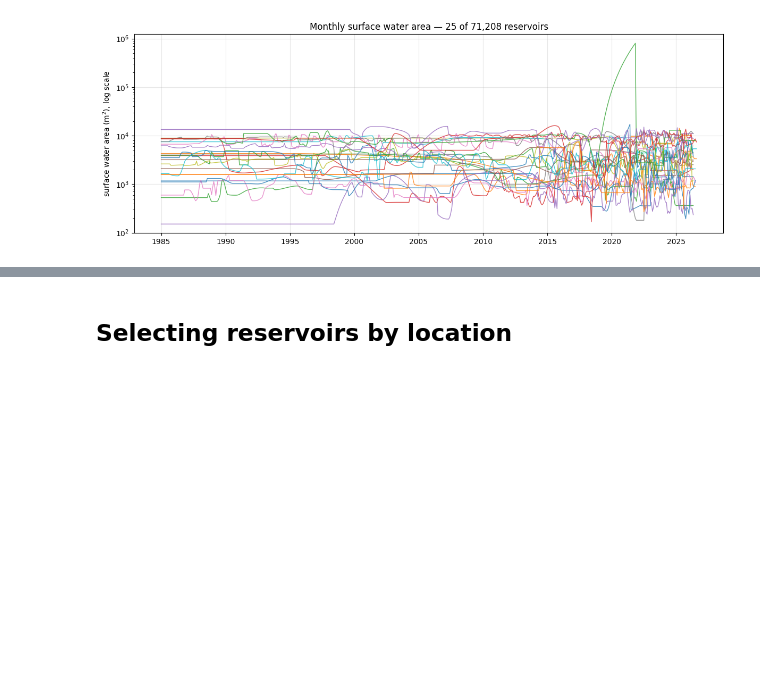
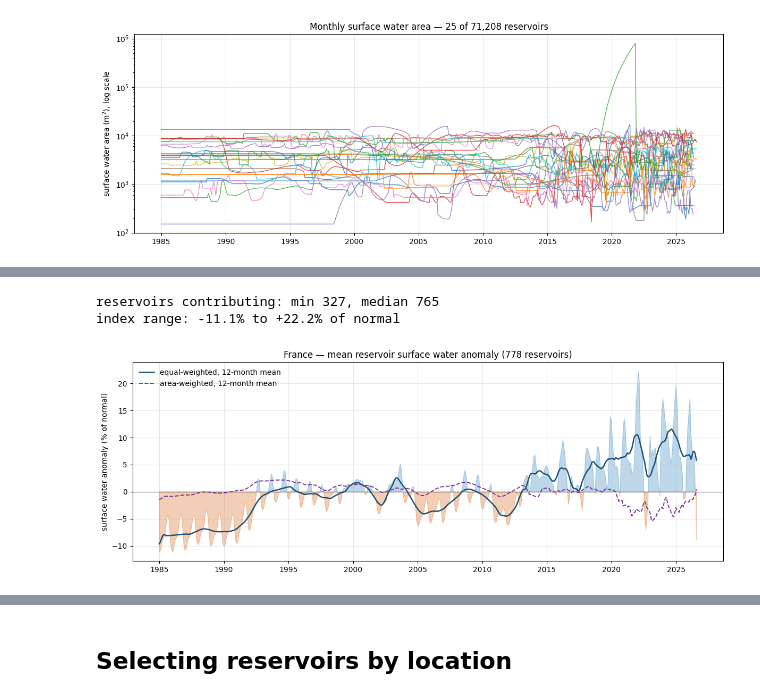
Before and after one commit to jaapschellekens/GWW_archive, a Jupyter notebook: example_timeseries.ipynb, the cells around one changed output, grey strips where cells are left out. Cells and saved outputs as stored; diff of their text form; code cells hidden in the pictures; blank space fills up the shorter version.

```diff
--- a/example_timeseries.ipynb
+++ b/example_timeseries.ipynb
@@ -452,0 +588,38 @@ fig.tight_layout()
+# %%
+# Step 1-3 are per reservoir; only step 4 combines them.
+clim_fr = france.groupby("time.month").mean("time")        # 1. own climatology
+anom_fr = france.groupby("time.month") - clim_fr           # 2. own anomaly
+rel_fr = anom_fr / france.mean("time")                     # 3. own mean area
+index = (rel_fr.mean("reservoir") * 100).to_series()       # 4. average, last
+weights = france.mean("time")
+index_w = ((rel_fr * weights).sum("reservoir") / weights.sum() * 100).to_series()
+n_contrib = rel_fr.notnull().sum("reservoir").to_series()
+
+roll = index.rolling(12, center=True, min_periods=6).mean()
+roll_w = index_w.rolling(12, center=True, min_periods=6).mean()
+
+print(f"reservoirs contributing: min {int(n_contrib.min())}, median {int(n_contrib.median())}")
+print(f"index range: {index.min():+.1f}% to {index.max():+.1f}% of normal")
+# %% [output]
+reservoirs contributing: min 327, median 765
+index range: -11.1% to +22.2% of normal
+# %%
+fig, ax = plt.subplots(figsize=(12, 4.5))
+
+ax.axhline(0, color="#444444", lw=0.8)
+ax.fill_between(index.index, 0, index.values, where=index.values >= 0,
+                color="#2c7fb8", alpha=0.30, interpolate=True)
+ax.fill_between(index.index, 0, index.values, where=index.values < 0,
+                color="#d95f0e", alpha=0.30, interpolate=True)
+ax.plot(roll.index, roll.values, color="#1a5276", lw=1.8,
+        label="equal-weighted, 12-month mean")
+ax.plot(roll_w.index, roll_w.values, color="#7b3294", lw=1.4, ls="--",
+        label="area-weighted, 12-month mean")
+
+ax.set_ylabel("surface water anomaly (% of normal)")
+ax.set_title(f"France — mean reservoir surface water anomaly ({len(france_ids)} reservoirs)")
+ax.grid(alpha=0.3)
+ax.legend(frameon=False, loc="upper left")
+fig.tight_layout()
+# %% [output]
+[figure, added]
```
Also changed, not shown: parts of 8 cells of this notebook.
